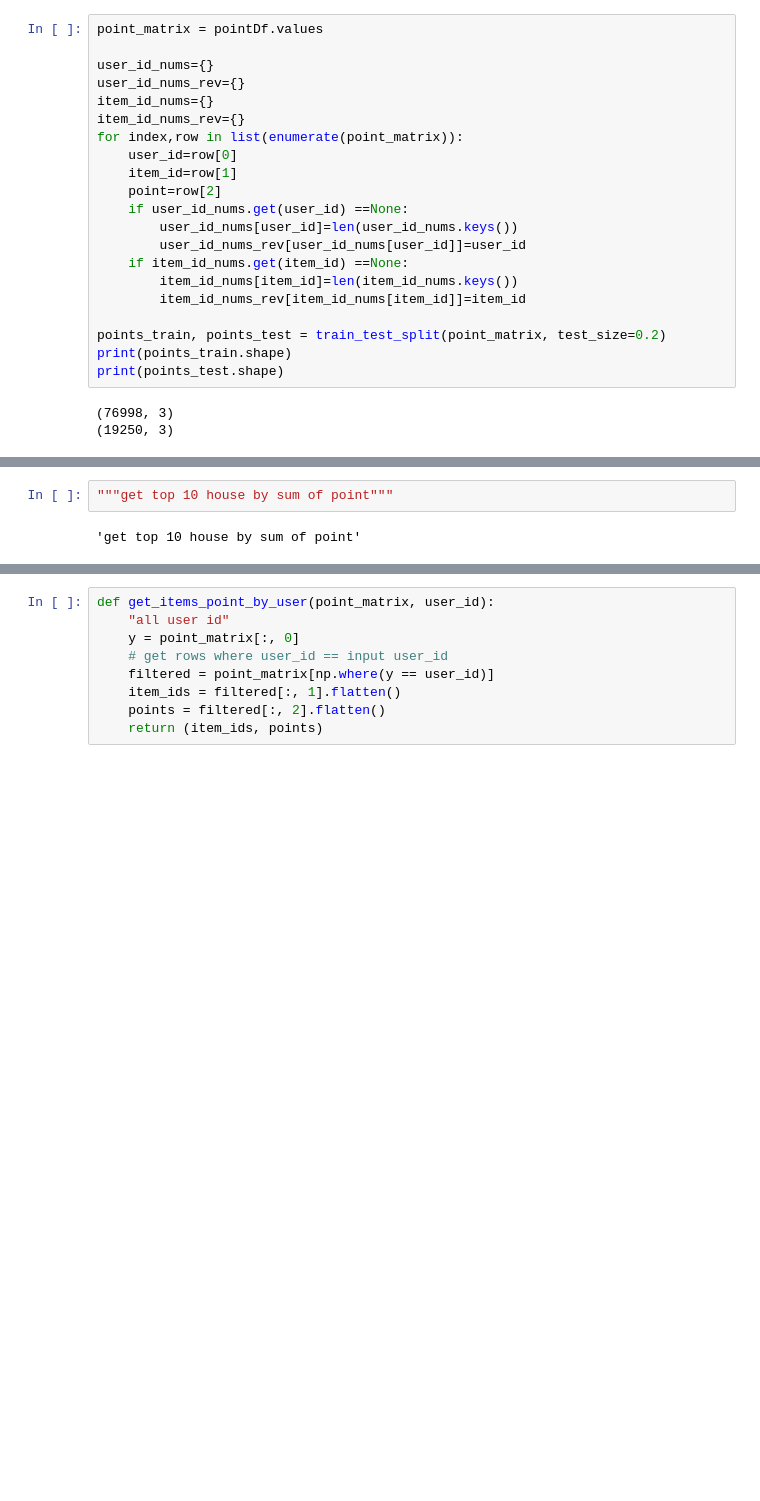
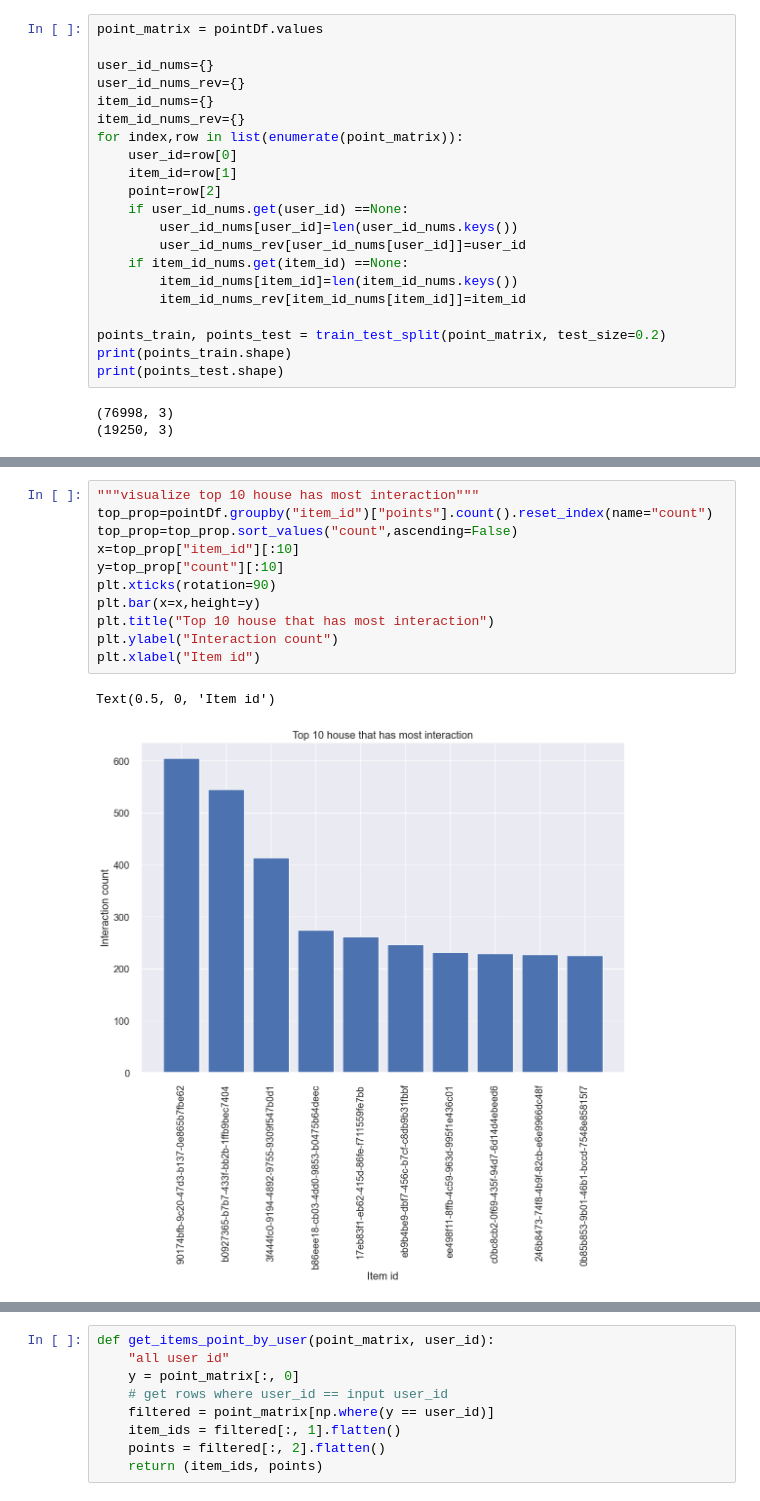
Before and after one commit to hunghuy201280/real-estate-recommendation, a Jupyter notebook: models/code.ipynb, the cells around one changed output, grey strips where cells are left out. Cells and saved outputs as stored; diff of their text form; blank space fills up the shorter version.

```diff
--- a/models/code.ipynb
+++ b/models/code.ipynb
@@ -431,7 +431,17 @@ homes.head()
 | 2 | 50400000.0 | 1440000 | 115 | 1.0 | 74 | 0 | 2.000000 | ... |
 | 3 | 36000000.0 | 864000 | 100 | 1.0 | 60 | 1 | 3.970741 | ... |
 | 4 | 28800000.0 | 1296000 | 74 | 1.0 | 45 | 1 | 3.970741 | ... |
-# %%
-"""get top 10 house by sum of point"""
-# %% [output]
-'get top 10 house by sum of point'
+# %%
+"""visualize top 10 house has most interaction"""
+top_prop=pointDf.groupby("item_id")["points"].count().reset_index(name="count")
+top_prop=top_prop.sort_values("count",ascending=False)
+x=top_prop["item_id"][:10]
+y=top_prop["count"][:10]
+plt.xticks(rotation=90)
+plt.bar(x=x,height=y)
+plt.title("Top 10 house that has most interaction")
+plt.ylabel("Interaction count")
+plt.xlabel("Item id")
+# %% [output]
+Text(0.5, 0, 'Item id')
+[figure, added]
```
Also changed, not shown: parts of 27 cells of this notebook.
